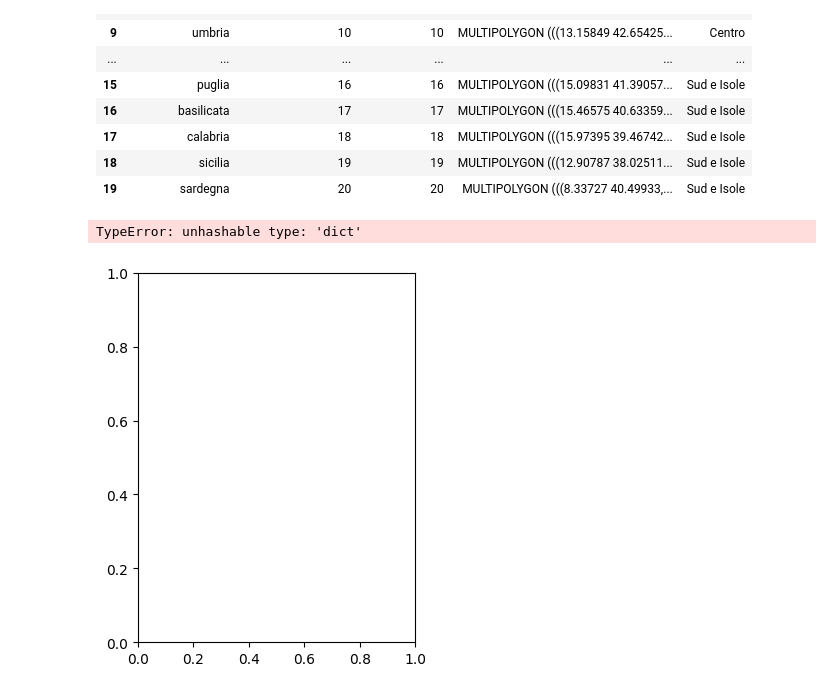
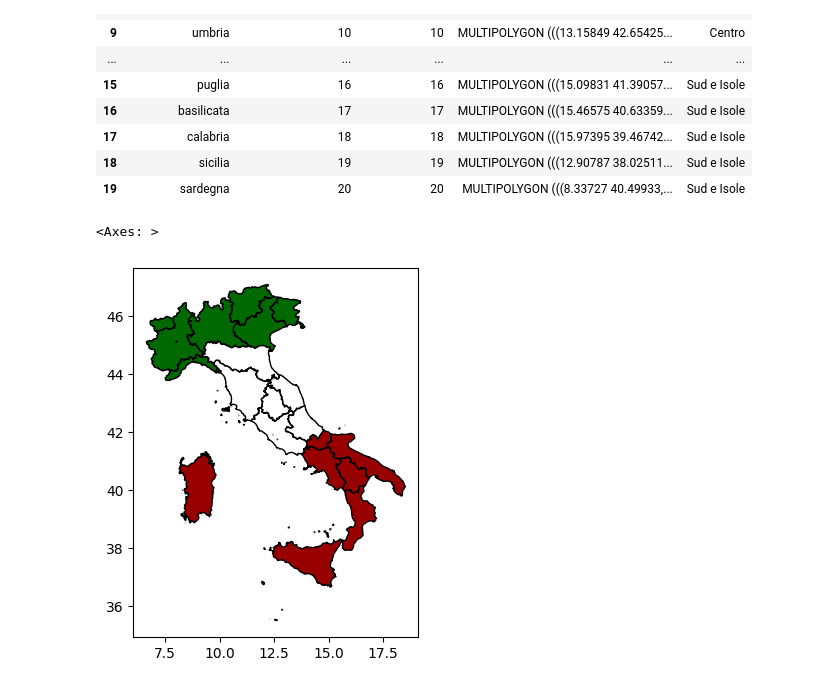
Before and after one commit to armandoschianodicola/italy-stats, a Jupyter notebook: 000/000_main.ipynb, the cells around one changed output. Cells and saved outputs as stored; diff of their text form; code cells hidden in the pictures.

```diff
--- a/000/000_main.ipynb
+++ b/000/000_main.ipynb
@@ -96,9 +96,9 @@ region_colours = {
 }
 # %%
 regions_df.plot(
-    column="zone",
-    cmap=region_colours
+    color=regions_df["zone"].replace(region_colours).tolist(),
+    edgecolor='black'
 )
 # %% [output]
-TypeError: unhashable type: 'dict'
+<Axes: >
-[figure, old version]
+[figure, new version]
```
